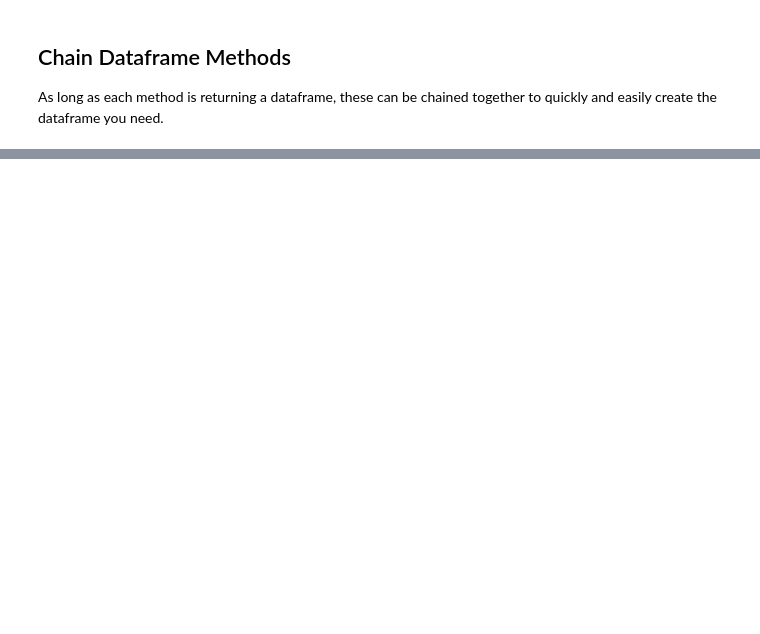
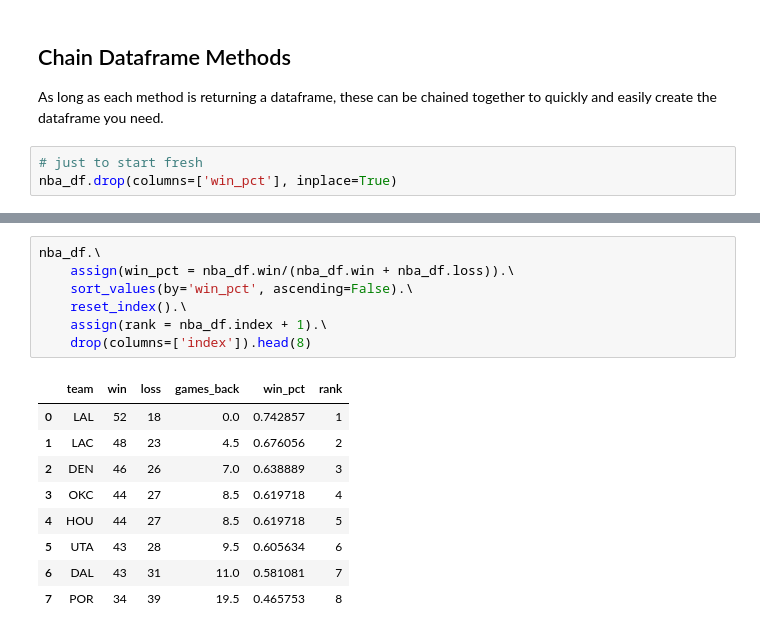
Before and after one commit to CodeupClassroom/darden-data-science-libraries, a Jupyter notebook: pandas_dataframes_lesson.ipynb, the cells around one changed output, grey strips where cells are left out. Cells and saved outputs as stored; diff of their text form; blank space fills up the shorter version.

```diff
--- a/pandas_dataframes_lesson.ipynb
+++ b/pandas_dataframes_lesson.ipynb
@@ -193,3 +551,6 @@ In the drop and rename methods (and many others in pandas), the original datafra
 ## Chain Dataframe Methods
 
 As long as each method is returning a dataframe, these can be chained together to quickly and easily create the dataframe you need.
+# %%
+# just to start fresh
+nba_df.drop(columns=['win_pct'], inplace=True)
@@ -195,0 +589,17 @@ As long as each method is returning a dataframe, these can be chained together t
+# %%
+nba_df.\
+    assign(win_pct = nba_df.win/(nba_df.win + nba_df.loss)).\
+    sort_values(by='win_pct', ascending=False).\
+    reset_index().\
+    assign(rank = nba_df.index + 1).\
+    drop(columns=['index']).head(8)
+# %% [output]
+|  | team | win | loss | games_back | win_pct | rank |
+| 0 | LAL | 52 | 18 | 0.0 | 0.742857 | 1 |
+| 1 | LAC | 48 | 23 | 4.5 | 0.676056 | 2 |
+| 2 | DEN | 46 | 26 | 7.0 | 0.638889 | 3 |
+| 3 | OKC | 44 | 27 | 8.5 | 0.619718 | 4 |
+| 4 | HOU | 44 | 27 | 8.5 | 0.619718 | 5 |
+| 5 | UTA | 43 | 28 | 9.5 | 0.605634 | 6 |
+| 6 | DAL | 43 | 31 | 11.0 | 0.581081 | 7 |
+| 7 | POR | 34 | 39 | 19.5 | 0.465753 | 8 |
```
Also changed, not shown: parts of 36 cells of this notebook.
